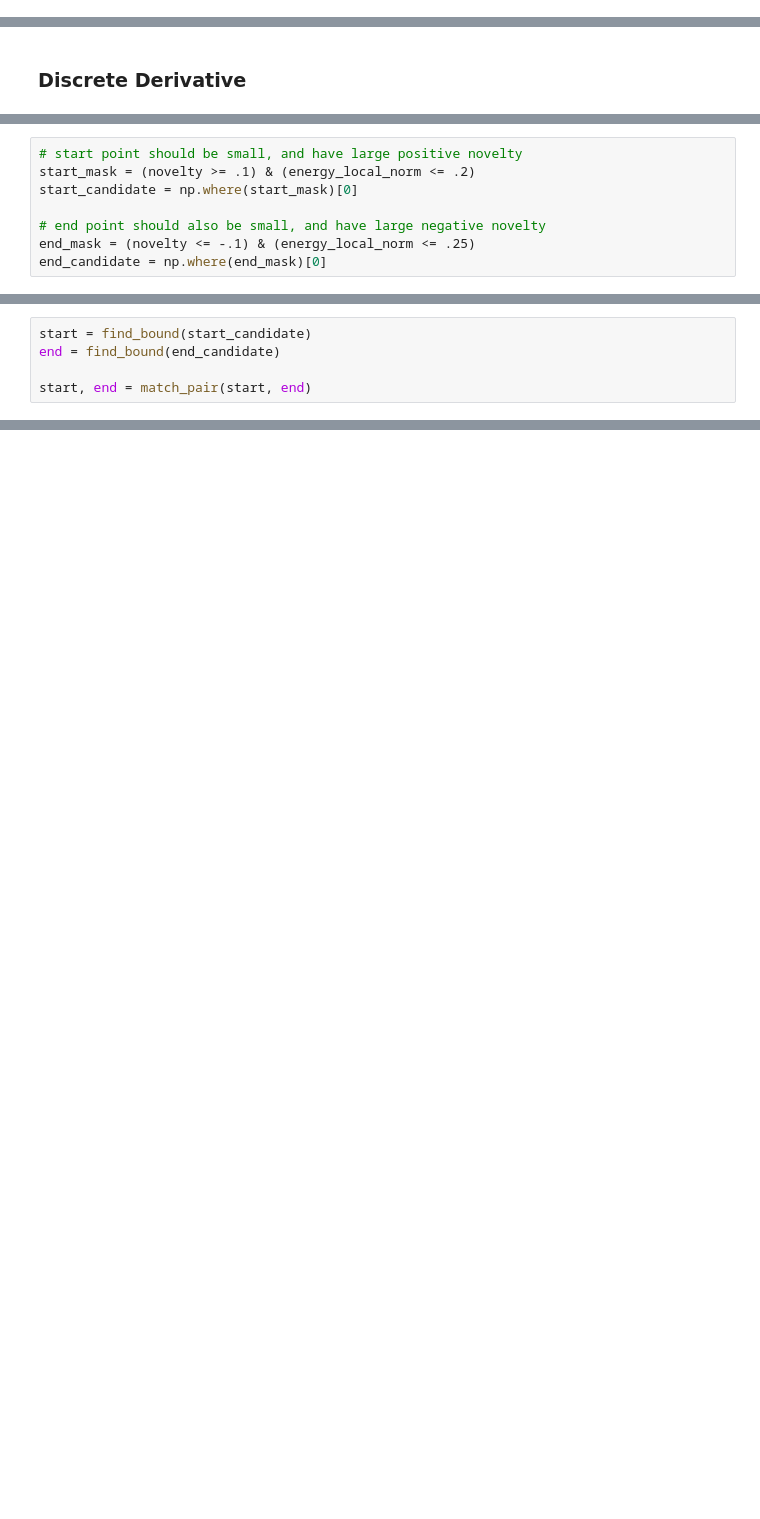
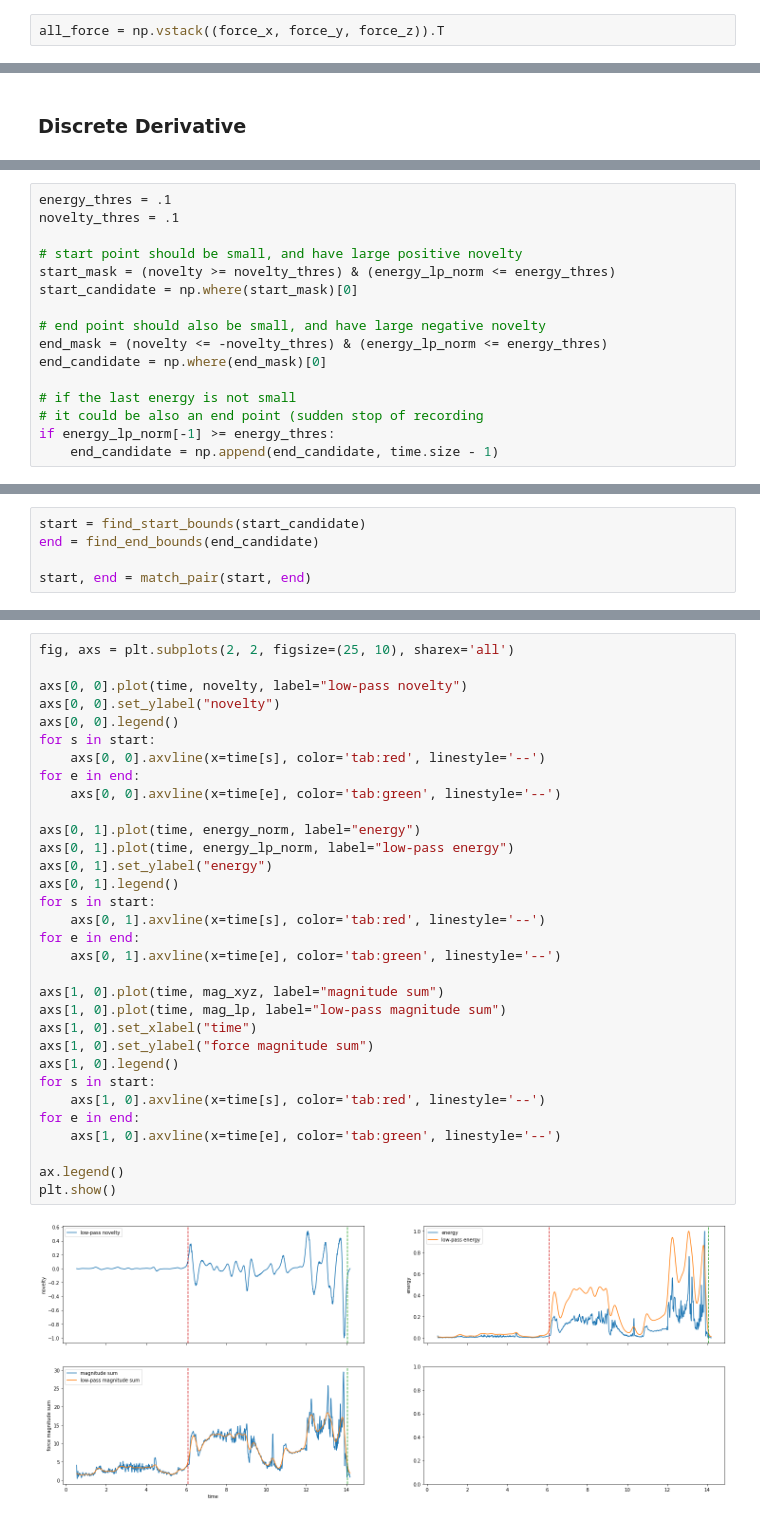
Before and after one commit to rsriram315/model_learning_robotic_assembly, a Jupyter notebook: notebooks/force_detection.ipynb, the cells around one changed output, grey strips where cells are left out. Cells and saved outputs as stored; diff of their text form; blank space fills up the shorter version.

```diff
--- a/notebooks/force_detection.ipynb
+++ b/notebooks/force_detection.ipynb
@@ -36,0 +89,2 @@ sum_lp = gaussian_filter1d(sum_xyz, sigma=8)
+# %%
+all_force = np.vstack((force_x, force_y, force_z)).T
@@ -81,9 +145,17 @@ novelty /= np.amax(abs(novelty))
 # %%
+energy_thres = .1
+novelty_thres = .1
+
 # start point should be small, and have large positive novelty
-start_mask = (novelty >= .1) & (energy_local_norm <= .2)
+start_mask = (novelty >= novelty_thres) & (energy_lp_norm <= energy_thres)
 start_candidate = np.where(start_mask)[0]
 
 # end point should also be small, and have large negative novelty
-end_mask = (novelty <= -.1) & (energy_local_norm <= .25)
+end_mask = (novelty <= -novelty_thres) & (energy_lp_norm <= energy_thres)
 end_candidate = np.where(end_mask)[0]
+
+# if the last energy is not small
+# it could be also an end point (sudden stop of recording
+if energy_lp_norm[-1] >= energy_thres:
+    end_candidate = np.append(end_candidate, time.size - 1)
 # %%
@@ -114,5 +214,5 @@ def match_pair(start, end):
 # %%
-start = find_bound(start_candidate)
-end = find_bound(end_candidate)
+start = find_start_bounds(start_candidate)
+end = find_end_bounds(end_candidate)
 
 start, end = match_pair(start, end)
@@ -142,0 +219,34 @@ plt.show()
+# %%
+fig, axs = plt.subplots(2, 2, figsize=(25, 10), sharex='all')
+
+axs[0, 0].plot(time, novelty, label="low-pass novelty")
+axs[0, 0].set_ylabel("novelty")
+axs[0, 0].legend()
+for s in start:
+    axs[0, 0].axvline(x=time[s], color='tab:red', linestyle='--')
+for e in end:
+    axs[0, 0].axvline(x=time[e], color='tab:green', linestyle='--')
+
+axs[0, 1].plot(time, energy_norm, label="energy")
+axs[0, 1].plot(time, energy_lp_norm, label="low-pass energy")
+axs[0, 1].set_ylabel("energy")
+axs[0, 1].legend()
+for s in start:
+    axs[0, 1].axvline(x=time[s], color='tab:red', linestyle='--')
+for e in end:
+    axs[0, 1].axvline(x=time[e], color='tab:green', linestyle='--')
+
+axs[1, 0].plot(time, mag_xyz, label="magnitude sum")
+axs[1, 0].plot(time, mag_lp, label="low-pass magnitude sum")
+axs[1, 0].set_xlabel("time")
+axs[1, 0].set_ylabel("force magnitude sum")
+axs[1, 0].legend()
+for s in start:
+    axs[1, 0].axvline(x=time[s], color='tab:red', linestyle='--')
+for e in end:
+    axs[1, 0].axvline(x=time[e], color='tab:green', linestyle='--')
+
+ax.legend()
+plt.show()
+# %% [output]
+[figure, added]
```
Also changed, not shown: parts of 24 cells of this notebook, 1 other file.
